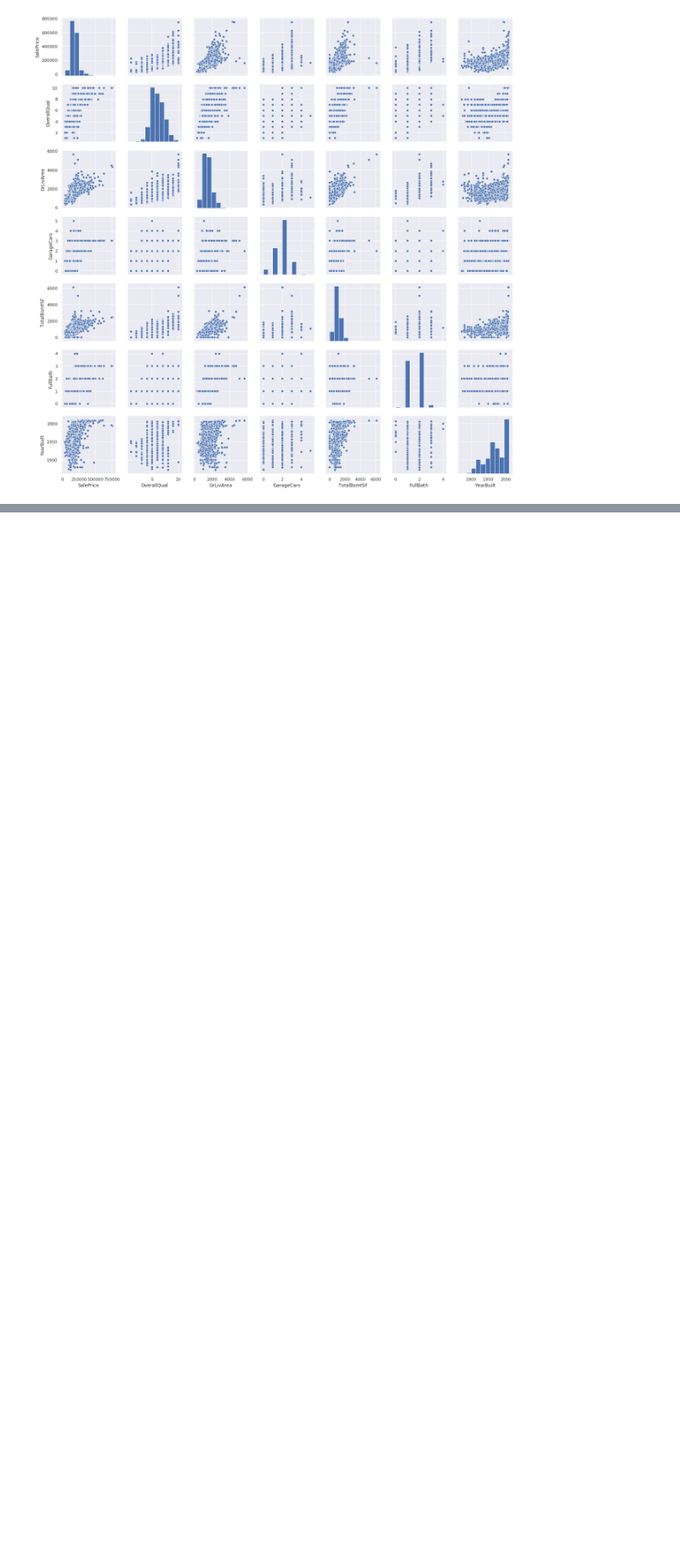
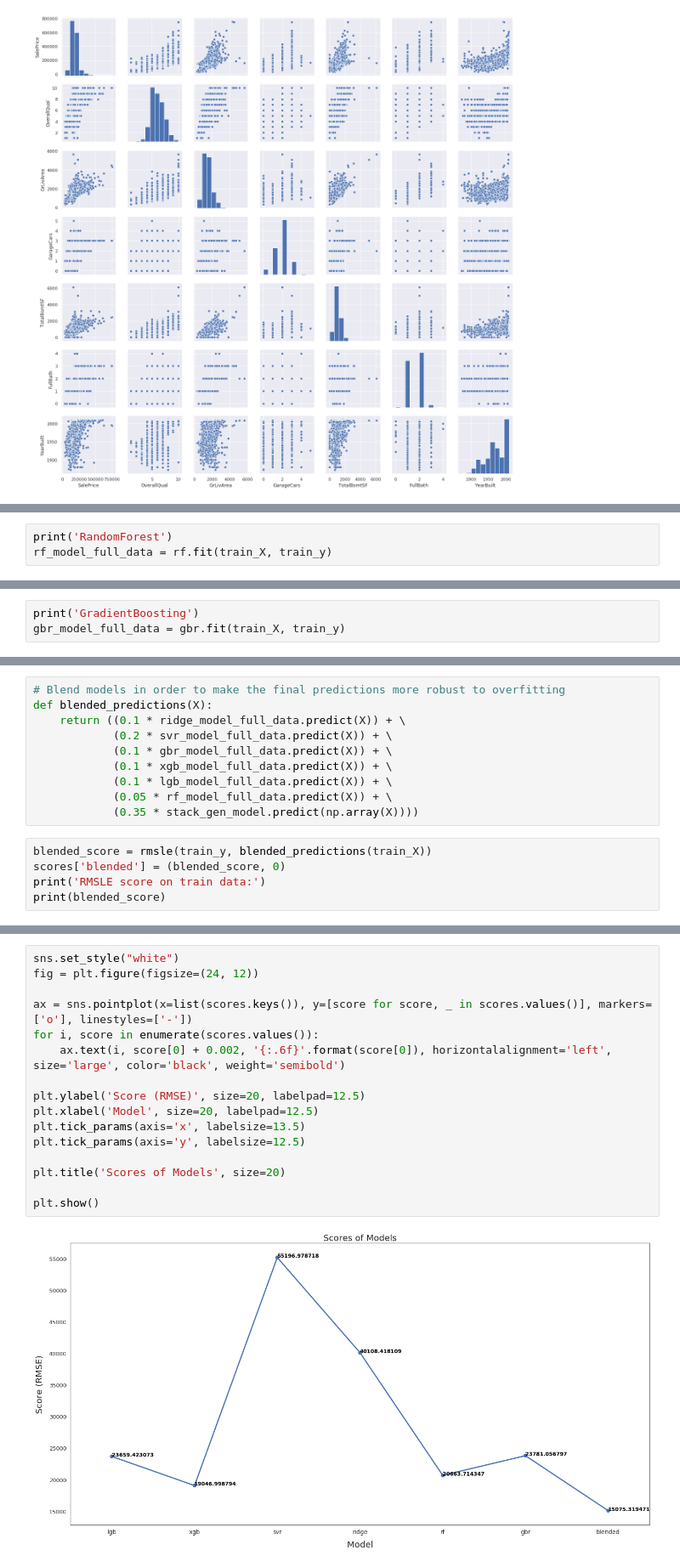
Before and after one commit to acresende/house-price-prediction, a Jupyter notebook: research/house-price-prediction.ipynb, the cells around one changed output, grey strips where cells are left out. Shown at 85% size. Cells and saved outputs as stored; diff of their text form; blank space fills up the shorter version.

```diff
--- a/research/house-price-prediction.ipynb
+++ b/research/house-price-prediction.ipynb
@@ -182,0 +538,3 @@ plt.show();
+# %%
+print('RandomForest')
+rf_model_full_data = rf.fit(train_X, train_y)
@@ -182,0 +543,3 @@ plt.show();
+# %%
+print('GradientBoosting')
+gbr_model_full_data = gbr.fit(train_X, train_y)
@@ -182,0 +548,15 @@ plt.show();
+# %%
+# Blend models in order to make the final predictions more robust to overfitting
+def blended_predictions(X):
+    return ((0.1 * ridge_model_full_data.predict(X)) + \
+            (0.2 * svr_model_full_data.predict(X)) + \
+            (0.1 * gbr_model_full_data.predict(X)) + \
+            (0.1 * xgb_model_full_data.predict(X)) + \
+            (0.1 * lgb_model_full_data.predict(X)) + \
+            (0.05 * rf_model_full_data.predict(X)) + \
+            (0.35 * stack_gen_model.predict(np.array(X))))
+# %%
+blended_score = rmsle(train_y, blended_predictions(train_X))
+scores['blended'] = (blended_score, 0)
+print('RMSLE score on train data:')
+print(blended_score)
@@ -182,0 +566,18 @@ plt.show();
+# %%
+sns.set_style("white")
+fig = plt.figure(figsize=(24, 12))
+
+ax = sns.pointplot(x=list(scores.keys()), y=[score for score, _ in scores.values()], markers=['o'], linestyles=['-'])
+for i, score in enumerate(scores.values()):
+    ax.text(i, score[0] + 0.002, '{:.6f}'.format(score[0]), horizontalalignment='left', size='large', color='black', weight='semibold')
+
+plt.ylabel('Score (RMSE)', size=20, labelpad=12.5)
+plt.xlabel('Model', size=20, labelpad=12.5)
+plt.tick_params(axis='x', labelsize=13.5)
+plt.tick_params(axis='y', labelsize=12.5)
+
+plt.title('Scores of Models', size=20)
+
+plt.show()
+# %% [output]
+[figure, added]
```
Also changed, not shown: parts of 69 cells of this notebook, 1 other file.
